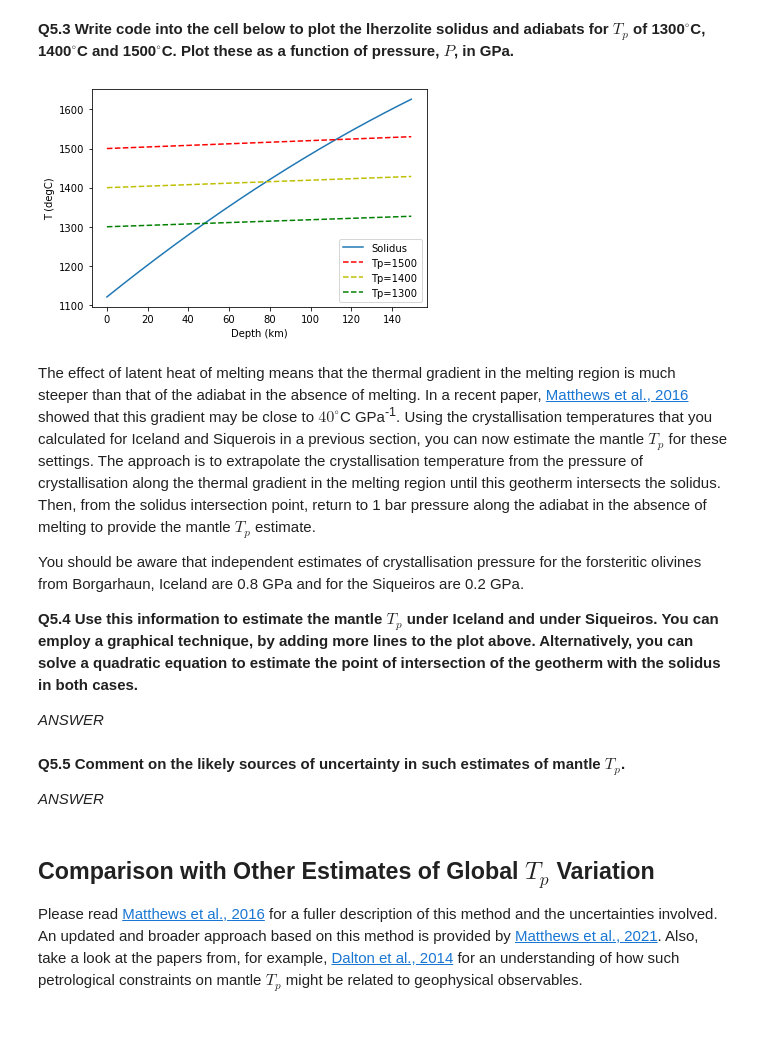
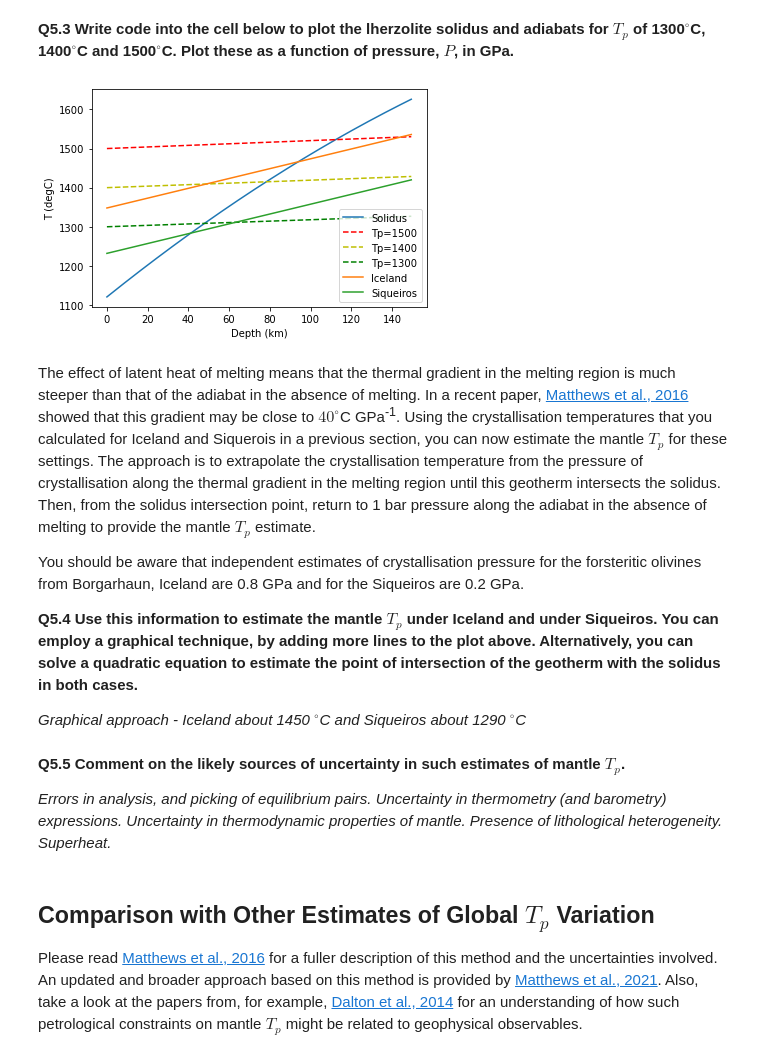
Before and after one commit to John-Maclennan/PartIIC3P23, a Jupyter notebook: P_23_ans.ipynb, the cells around one changed output. Drawn from its saved outputs; the diff is of its cells as text; code cells hidden in the pictures; blank space fills up the shorter version.

Commit message:
Answers

```diff
--- a/P_23_ans.ipynb
+++ b/P_23_ans.ipynb
@@ -244,35 +244,57 @@ def ts_c(z):
 def t_adc(z,tp):
     tpk = tp + 273.15 # convert to kelvin
     g = 9.82 # m s-2
     a = 1.5E-05 # K-1
     cp = 1300 # j kg-1 K-1
     tk = tpk*np.exp(g*a*z/cp)
     tc = tk - 273.15 # convert back out of kelvin
     return tc
 
 # Iceland extrapolation from 0.8GPa
 def t_ice(z):
     rho = 3200 # kg m-3
     g = 9.82 # m s-2
-    zo=1000*
+    p0 = 0.8e9 # Pa estimated pressure of crystallisation
+    t0=1380. # crystallisation temperature in deg C
+    z0=np.divide(p0,g*rho)
+    m = np.divide(40.,np.divide(1.e9,g*rho))
+    delz=(z-z0)
+    tcc = t0 + m*delz
+    return tcc
+
+# Siquerois extrapolation from 0.2GPa
+def t_siq(z):
+    rho = 3200 # kg m-3
+    g = 9.82 # m s-2
+    p0 = 0.2e9 # Pa estimated pressure of crystallisation
+    t0=1240. # crystallisation temperature in deg C
+    z0=np.divide(p0,g*rho)
+    m = np.divide(40.,np.divide(1.e9,g*rho))
+    delz=(z-z0)
+    tcc = t0 + m*delz
+    return tcc
+
+
 
 # create an array containing depth values
 zkm = np.arange(0., 150., 0.5)
 zm = zkm*1000.
 
 
 fig, ax = plt.subplots()
 ax.plot(zkm, ts_c(zm), '-', label="Solidus")
 ax.plot(zkm, t_adc(zm,1500.), 'r--', label="Tp=1500")
 ax.plot(zkm, t_adc(zm,1400.), 'y--', label="Tp=1400")
 ax.plot(zkm, t_adc(zm,1300.), 'g--', label="Tp=1300")
+ax.plot(zkm, t_ice(zm), label="Iceland")
+ax.plot(zkm, t_siq(zm), label="Siqueiros")
 ax.legend() # plots legends
 plt.xlabel('Depth (km)')
 plt.ylabel('T (degC)')
 
 plt.show()
 # %% [output]
-[figure, old version]
+[figure, new version]
 # %% [markdown]
 The effect of latent heat of melting means that the thermal gradient in the melting region is much steeper than that of the adiabat in the absence of melting. In a recent paper, [Matthews et al., 2016](http://onlinelibrary.wiley.com/wol1/doi/10.1002/2016GC006497/full) showed that this gradient may be close to $40^{\circ}$C GPa<sup>-1</sup>. Using the crystallisation temperatures that you calculated for Iceland and Siquerois in a previous section, you can now estimate the mantle $T_p$ for these settings. The approach is to extrapolate the crystallisation temperature from the pressure of crystallisation along the thermal gradient in the melting region until this geotherm intersects the solidus. Then, from the solidus intersection point, return to 1 bar pressure along the adiabat in the absence of melting to provide the mantle $T_p$ estimate.
 
@@ -280,11 +302,11 @@ You should be aware that independent estimates of crystallisation pressure for t
 
 __Q5.4 Use this information to estimate the mantle $T_p$ under Iceland and under Siqueiros. You can employ a graphical technique, by adding more lines to the plot above. Alternatively, you can solve a quadratic equation to estimate the point of intersection of the geotherm with the solidus in both cases.__
 
-_ANSWER_
+_Graphical approach - Iceland about 1450 $^{\circ}$C and Siqueiros about 1290 $^{\circ}$C_
 # %% [markdown]
 __Q5.5 Comment on the likely sources of uncertainty in such estimates of mantle $T_p$.__
 
-_ANSWER_
+_Errors in analysis, and picking of equilibrium pairs. Uncertainty in thermometry (and barometry) expressions. Uncertainty in thermodynamic properties of mantle. Presence of lithological heterogeneity. Superheat._
 # %% [markdown]
 ## Comparison with Other Estimates of Global $T_p$ Variation ##
 
```
Also changed, not shown: parts of 6 cells of this notebook.
